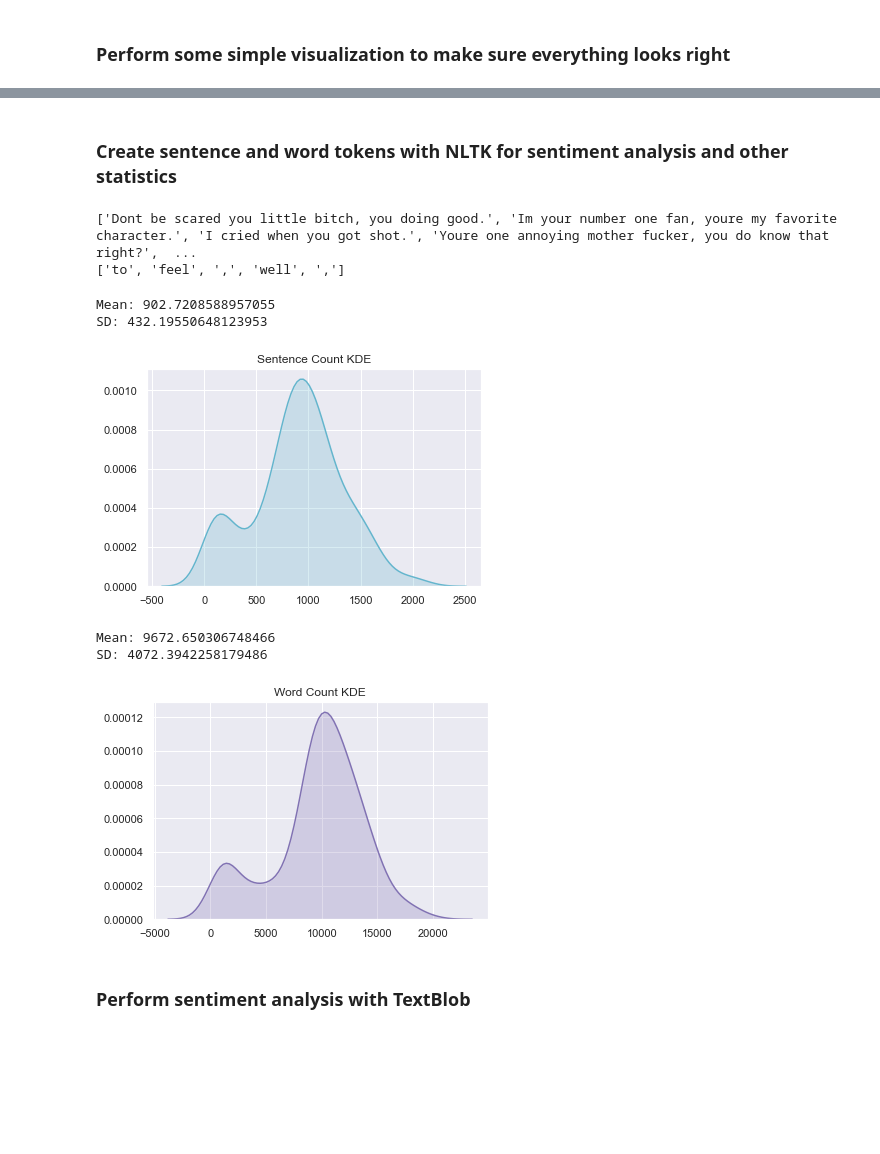
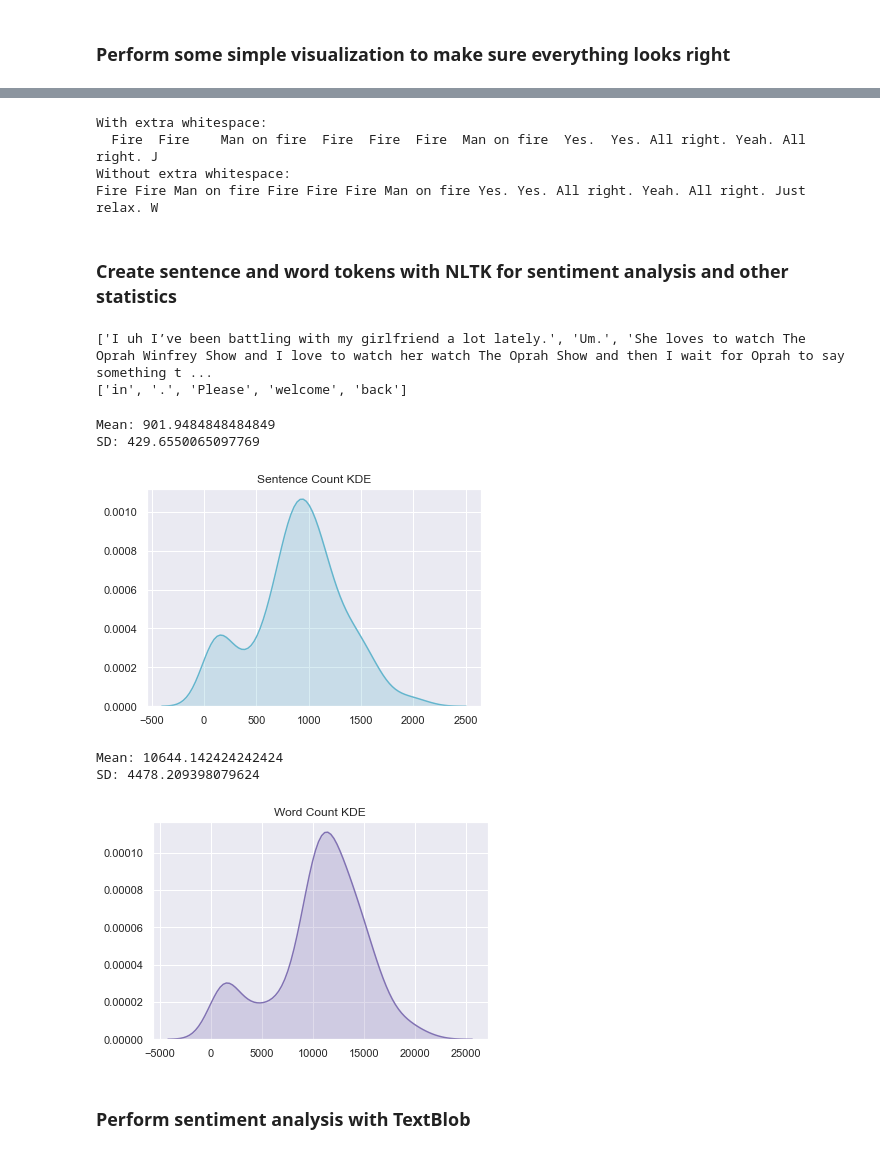
Before and after one commit to SethGo/Comedy, a Jupyter notebook: cleaning.ipynb, the cells around one changed output, grey strips where cells are left out. Saved outputs shown, nothing was run; the diff lists cells and outputs as text; code cells hidden in the pictures; blank space fills up the shorter version.

```diff
--- a/cleaning.ipynb
+++ b/cleaning.ipynb
@@ -171,24 +157,38 @@ print(chars)
 # %%
 # Remove all unwanted characters
-remove = [':', ';', '/', '%', '*', '$', '#', '£', '&', '@', '×', '\\', ']', 'ﬂ', '♬', '»', '=', '\u200b', '~', '>', '¶']
+remove = ['-', '–', '$', '%', '—', '‘', '′', '″', '/', '£', '#', ']', '&', '*', '@', '×', '\\', '¡', '_', '®', 'ƒ', 'º', '`', '+', '¶', '♫', '¢', 'ﬂ', '♬', '»', '=', '\u200b', 'â', '~', '>']
 df.transcript = df.transcript.apply(lambda x: ''.join([char for char in x if char not in remove]))
+# %%
+import re
+
+# Remove leading, trailing, and intermitent whitespace
+print("With extra whitespace: ")
+print(df.iloc[15].transcript[:100])
+df.transcript = df.transcript.apply(lambda x: re.sub("\s+", " ", x).strip())
+print("Without extra whitespace:")
+print(df.iloc[15].transcript[:100])
+# %% [output]
+With extra whitespace:
+  Fire  Fire    Man on fire  Fire  Fire  Fire  Man on fire  Yes.  Yes. All right. Yeah. All right. J
+Without extra whitespace:
+Fire Fire Man on fire Fire Fire Fire Man on fire Yes. Yes. All right. Yeah. All right. Just relax. W
 # %% [markdown]
 ### Create sentence and word tokens with NLTK for sentiment analysis and other statistics
 # %%
 # Tokenize sentences and words
 from nltk.tokenize import sent_tokenize, word_tokenize
 
-df['sentences'] = df.transcript.apply(lambda x: sent_tokenize(x))
-df['words'] = df.transcript.apply(lambda x: word_tokenize(x))
+sentences = df.transcript.apply(lambda x: sent_tokenize(x))
+words = df.transcript.apply(lambda x: word_tokenize(x))
 
-print(df.iloc[5].sentences[10:15])
-print(df.iloc[5].words[10:15])
+print(sentences[7][10:15])
+print(words[7][10:15])
 # %% [output]
-['Dont be scared you little bitch, you doing good.', 'Im your number one fan, youre my favorite character.', 'I cried when you got shot.', 'Youre one annoying mother fucker, you do know that right?',  ...
-['to', 'feel', ',', 'well', ',']
+['I uh I’ve been battling with my girlfriend a lot lately.', 'Um.', 'She loves to watch The Oprah Winfrey Show and I love to watch her watch The Oprah Show and then I wait for Oprah to say something t ...
+['in', '.', 'Please', 'welcome', 'back']
 # %%
 # Stats and KDE plot for sentence count
-x = [len(x) for x in df.sentences]
+x = [len(x) for x in sentences]
 ax = sns.kdeplot(x, shade=True, color="c")
 ax.set_title('Sentence Count KDE')
 mean = np.array(x).mean()
@@ -196,22 +196,22 @@ sd = np.array(x).std()
 print(f'Mean: {mean}')
 print(f'SD: {sd}')
 # %% [output]
-Mean: 902.7208588957055
-SD: 432.19550648123953
+Mean: 901.9484848484849
+SD: 429.6550065097769
 [figure]
 # %%
 # Stats and KDE plot for word count
-x = [len(x) for x in df.words]
+x = [len(x) for x in words]
 ax = sns.kdeplot(x, shade=True, color="m")
 ax.set_title('Word Count KDE')
 mean = np.array(x).mean()
 sd = np.array(x).std()
 print(f'Mean: {mean}')
 print(f'SD: {sd}')
 # %% [output]
-Mean: 9672.650306748466
-SD: 4072.3942258179486
+Mean: 10644.142424242424
+SD: 4478.209398079624
-[figure, old version]
+[figure, new version]
 # %% [markdown]
 ### Perform sentiment analysis with TextBlob
 # %%
```
Also changed, not shown: parts of 18 cells of this notebook, 1 other file.
